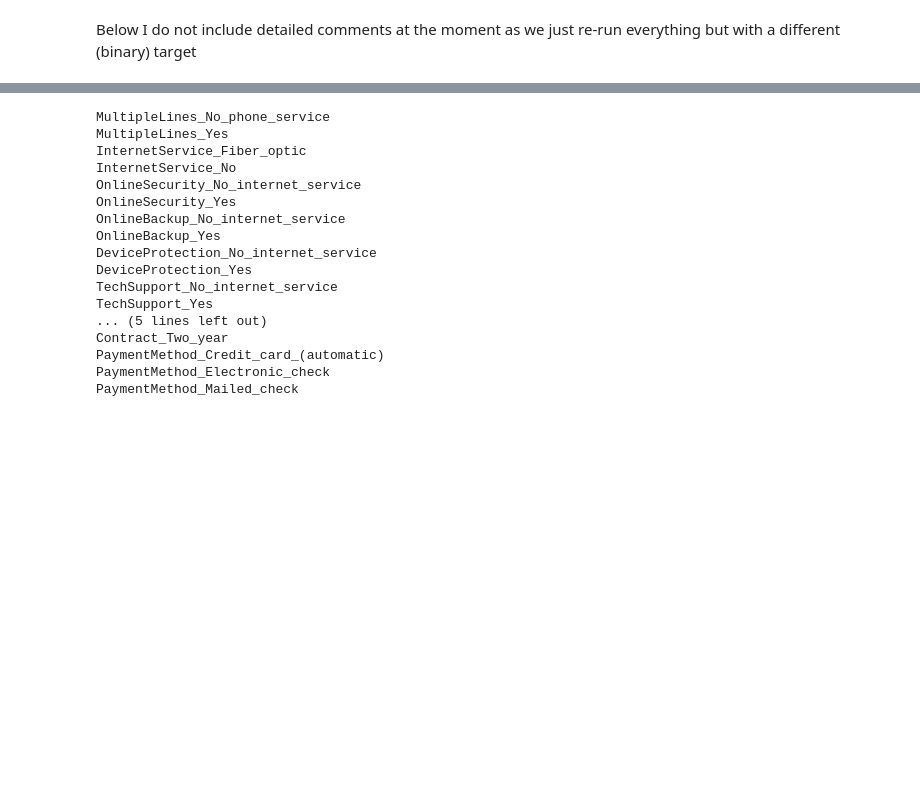
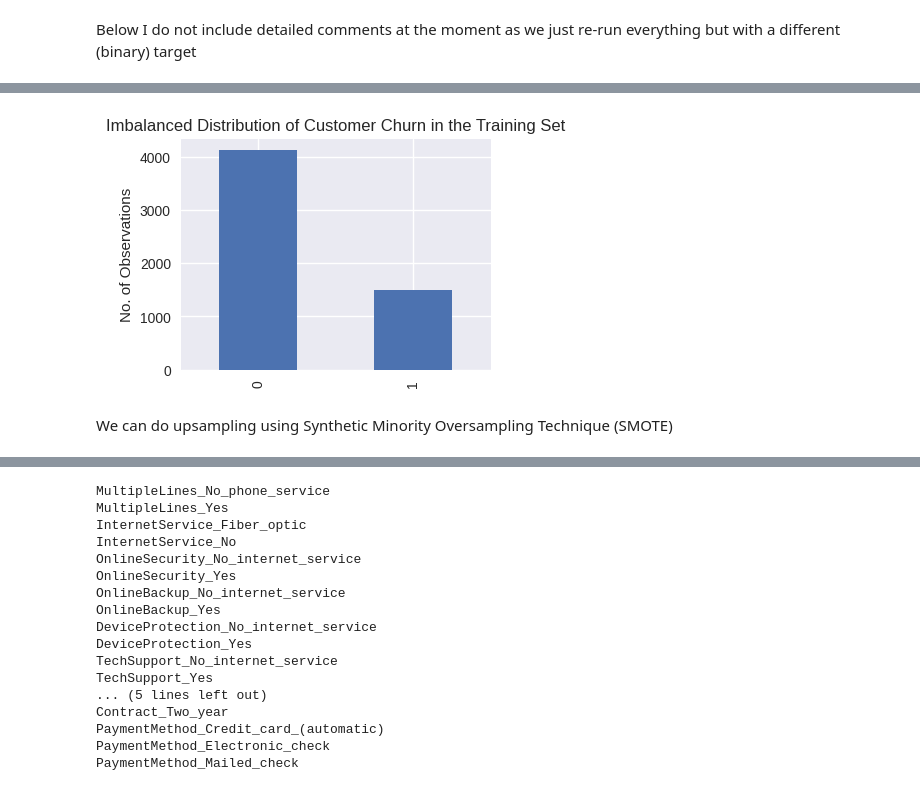
Before and after one commit to anasashb/aliceHU, a Jupyter notebook: customer_churn_test.ipynb, the cells around one changed output, grey strips where cells are left out. Cells and saved outputs as stored; diff of their text form; code cells hidden in the pictures; blank space fills up the shorter version.

Commit message:
added cleaned data, upsampling, improved NN

```diff
--- a/customer_churn_test.ipynb
+++ b/customer_churn_test.ipynb
@@ -17,11 +17,17 @@ import numpy as np
 import pandas as pd
 # Import stats from scipy - the key statistical package (an extension of Numpy) for python
 from scipy import stats
+
+# import matplotlib
+import matplotlib.pyplot as plt
+plt.style.use('seaborn-v0_8')
+
 # This just saves the directory
 import os
 cur_dir = os.getcwd()
 import pickle
 
+from imblearn.over_sampling import SMOTE
 from sklearn.model_selection import train_test_split
 
 
@@ -32,4 +38,6 @@ from sklearn.pipeline import Pipeline
 import tensorflow as tf
 from tensorflow.keras.models import Sequential
 from tensorflow.keras.layers import Dense
+
+import keras_tuner
 # %% [output]
@@ -917,0 +929,18 @@ memory usage: 913.3 KB
+# %%
+## Train-test split
+train, test = train_test_split(
+    class_telco,
+    test_size=0.2,
+    random_state=66
+)
+# %%
+plt.figure(figsize=(4, 3))
+train['ChurnValue'].value_counts().plot(kind='bar')
+plt.title('Imbalanced Distribution of Customer Churn in the Training Set')
+plt.ylabel('No. of Observations')
+plt.show()
+plt.close()
+# %% [output]
+[figure, added]
+# %% [markdown]
+We can do upsampling using Synthetic Minority Oversampling Technique (SMOTE)
```
Also changed, not shown: parts of 39 cells of this notebook, 6 other files.
